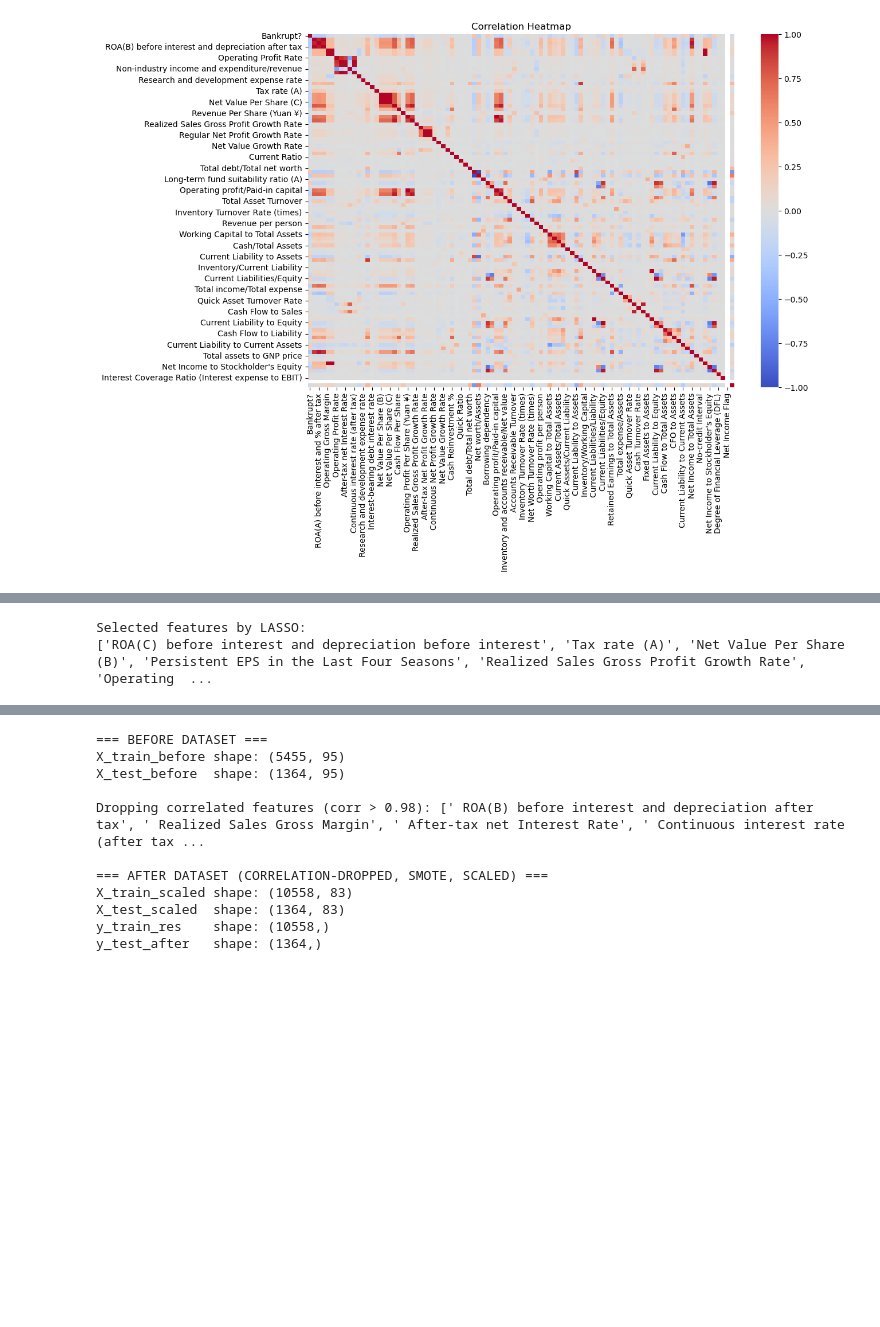
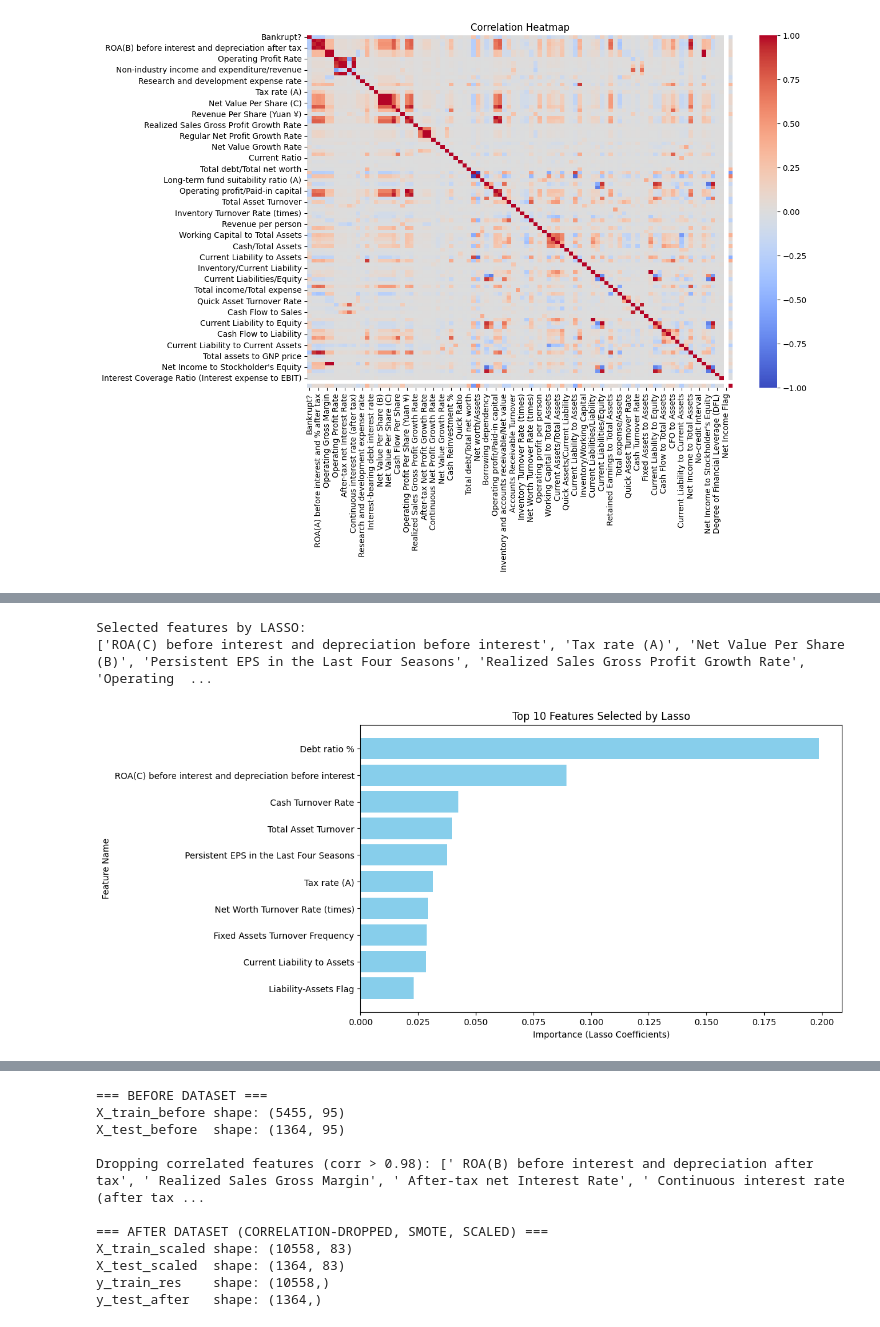
Before and after one commit to JonBierly/MLmidterm, a Jupyter notebook: final_findings/modeling.ipynb, the cells around one changed output, grey strips where cells are left out. Drawn from its saved outputs; the diff is of its cells as text; code cells hidden in the pictures; blank space fills up the shorter version.

```diff
--- a/final_findings/modeling.ipynb
+++ b/final_findings/modeling.ipynb
@@ -147,22 +148,44 @@ Preprocessing complete. Training data is balanced and standardized.
 # %%
 from sklearn.linear_model import LassoCV
 
 # Fit LassoCV on the standardized training data.
 lasso = LassoCV(cv=10, random_state=42)
 lasso.fit(X_train_scaled, y_train_res)
 
 # Identify indices of features with nonzero coefficients.
 selected_indices = np.where(lasso.coef_ != 0)[0]
 selected_features = X.columns[selected_indices]
 print("Selected features by LASSO:")
 print(selected_features.tolist())
 
+# Get feature importance from Lasso (absolute values)
+feature_importance = np.abs(lasso.coef_)
+
+# Create a DataFrame to store feature names and their importance
+feature_df = pd.DataFrame({
+    "Feature": X.columns,
+    "Importance": feature_importance
+})
+
+# Sort features by importance and get the top 10
+top_features = feature_df.sort_values(by="Importance", ascending=False).head(10)
+
+# Plot the top 10 features
+plt.figure(figsize=(10, 6))
+plt.barh(top_features["Feature"], top_features["Importance"], color="skyblue")
+plt.xlabel("Importance (Lasso Coefficients)")
+plt.ylabel("Feature Name")
+plt.title("Top 10 Features Selected by Lasso")
+plt.gca().invert_yaxis()  # Invert y-axis to show highest importance at the top
+plt.show()
+
 # Reduce training and testing data to the selected features.
 X_train_selected = X_train_scaled[:, selected_indices]
 X_test_selected = X_test_scaled[:, selected_indices]
 # %% [output]
 Selected features by LASSO:
 ['ROA(C) before interest and depreciation before interest', 'Tax rate (A)', 'Net Value Per Share (B)', 'Persistent EPS in the Last Four Seasons', 'Realized Sales Gross Profit Growth Rate', 'Operating  ...
+[figure, added]
 # %%
 from sklearn.ensemble import RandomForestClassifier
 from sklearn.metrics import classification_report, confusion_matrix
```
Also changed, not shown: parts of 4 cells of this notebook, 5 other files.
